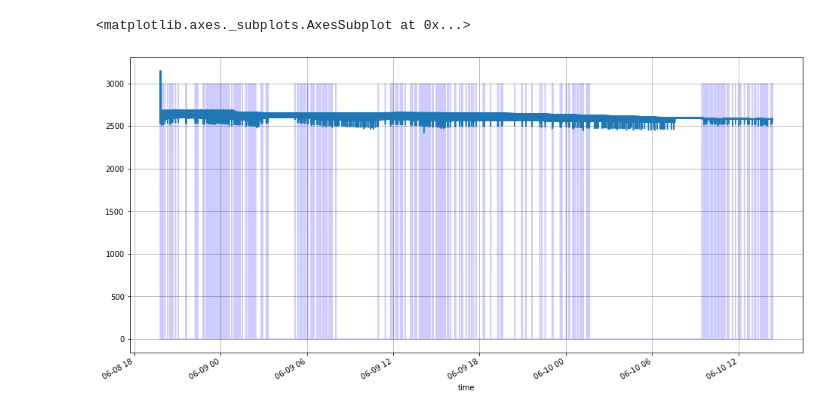
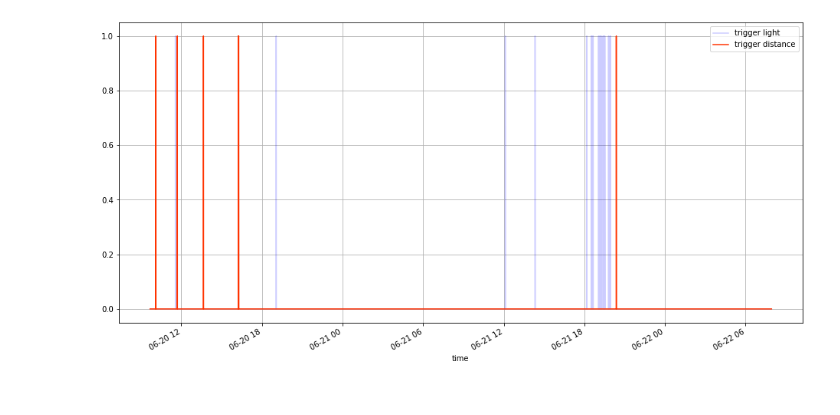
Before and after one commit to JitterCompany/2401-mailbox-sensor, a Jupyter notebook: analyse/Brievenbus analyse.ipynb, the cells around one changed output. Drawn from its saved outputs; the diff is of its cells as text; code cells hidden in the pictures.

```diff
--- a/analyse/Brievenbus analyse.ipynb
+++ b/analyse/Brievenbus analyse.ipynb
@@ -23,11 +62,9 @@ data.loc[(data.light2 > 65000), 'light2'] = np.nan
 # %%
-trigger_light = data['trigger light'].astype(float)*3000
-trigger_distance = data['trigger distance'].astype(float)*2000
+trigger_light = data['trigger light'].astype(float)*1
+trigger_distance = data['trigger distance'].astype(float)*1
+trigger_light.plot(c=(0,0,1,0.2))
+trigger_distance.plot(c=(1,0.2,0,1))
+plt.legend()
+plt.show()
+# %% [output]
+[figure, added]
-# %%
-trigger_light.plot(c=(0,0,1,0.2))
-# trigger_distance.plot(c=(1,0.2,0,1))
-data['vbat'].plot()
-# plt.legend()
-# %% [output]
-<matplotlib.axes._subplots.AxesSubplot at 0x...>
-[figure, removed]
```
Also changed, not shown: parts of 20 cells of this notebook.
